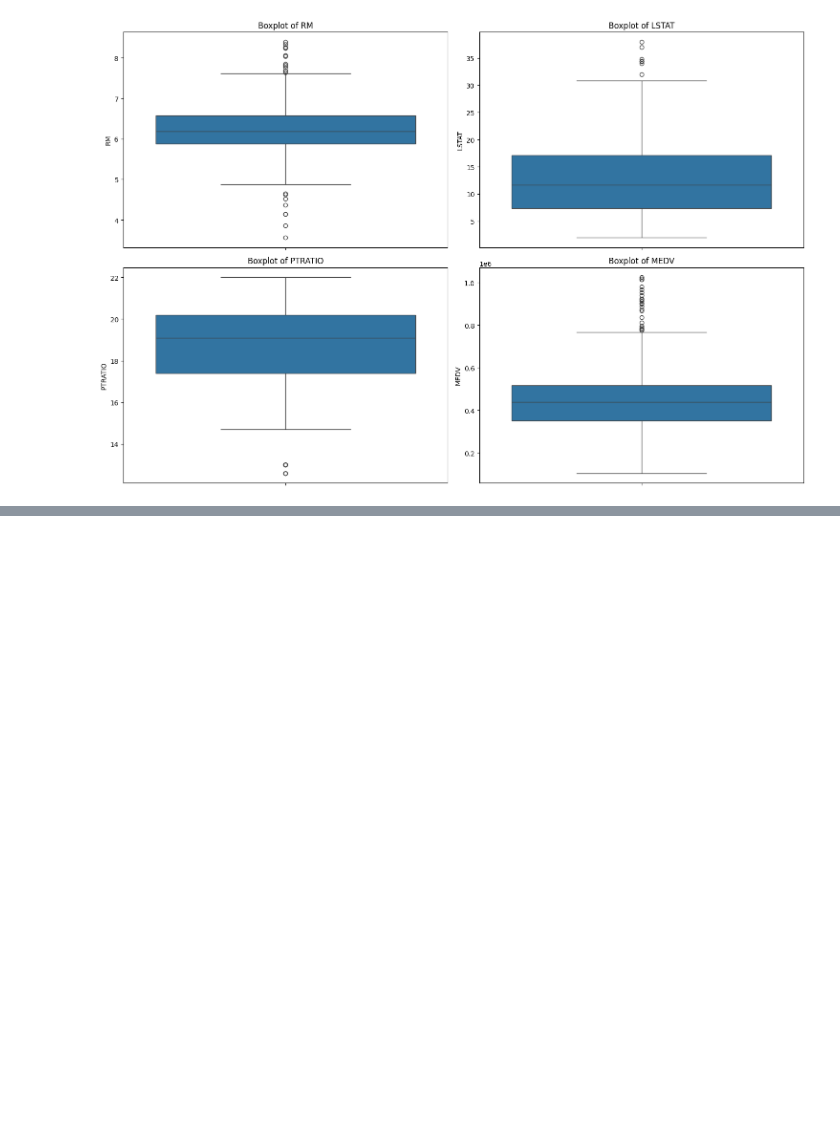
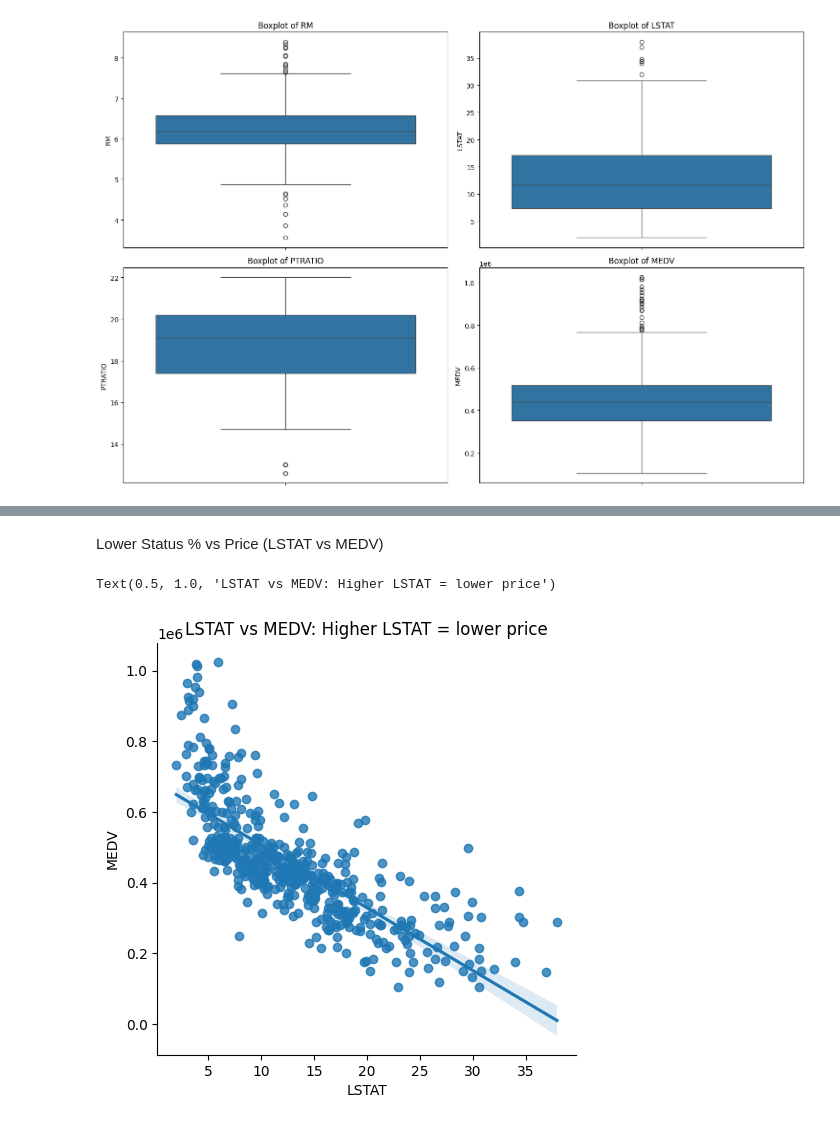
Before and after one commit to Mainabryan/Boston-Hoston-Prediction, a Jupyter notebook: Boston_house_prediction_(linear_multi_regression).ipynb, the cells around one changed output, grey strips where cells are left out. Saved outputs shown, nothing was run; the diff lists cells and outputs as text; code cells hidden in the pictures; blank space fills up the shorter version.

```diff
--- a/Boston_house_prediction_(linear_multi_regression).ipynb
+++ b/Boston_house_prediction_(linear_multi_regression).ipynb
@@ -143,0 +164,8 @@ plt.show()
+# %% [markdown]
+ Lower Status % vs Price (LSTAT vs MEDV)
+# %%
+sns.lmplot(x='LSTAT', y='MEDV', data=data)
+plt.title("LSTAT vs MEDV: Higher LSTAT = lower price")
+# %% [output]
+Text(0.5, 1.0, 'LSTAT vs MEDV: Higher LSTAT = lower price')
+[figure, added]
```
Also changed, not shown: parts of 7 cells of this notebook.
